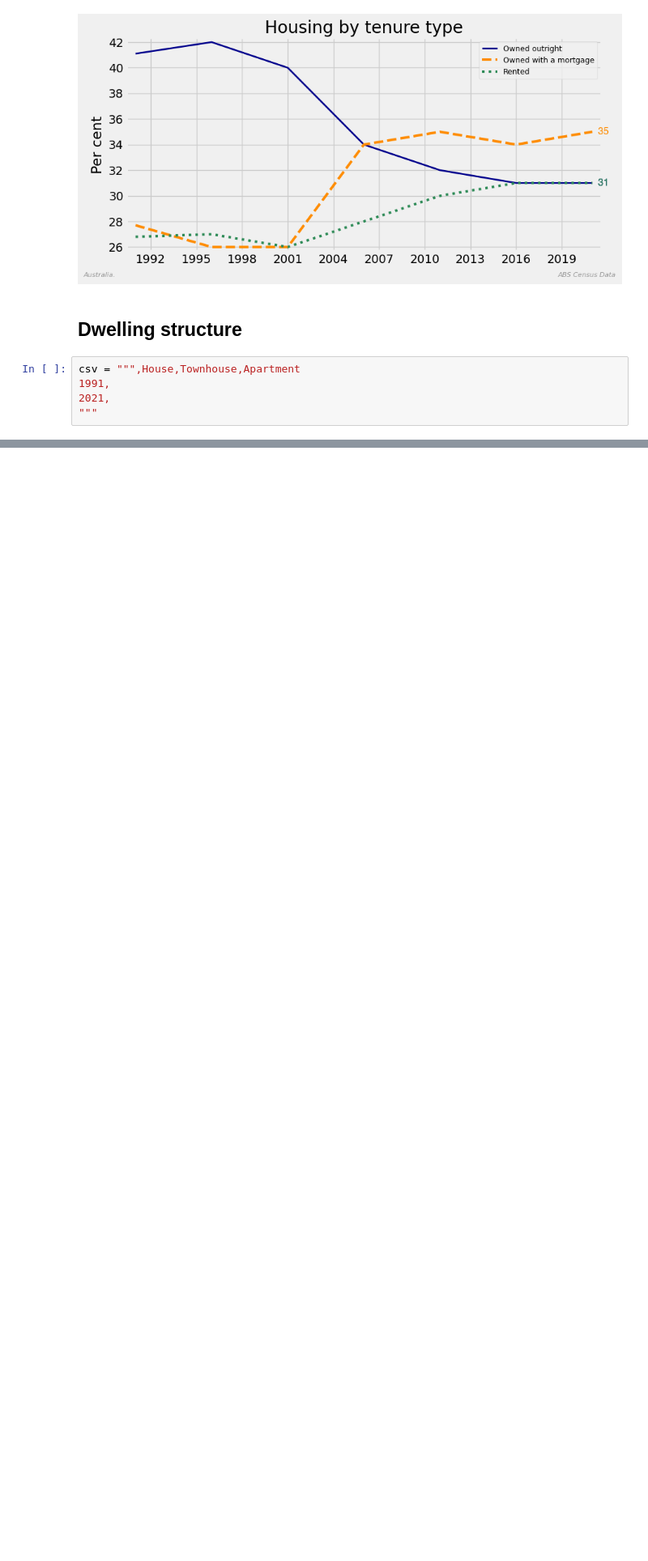
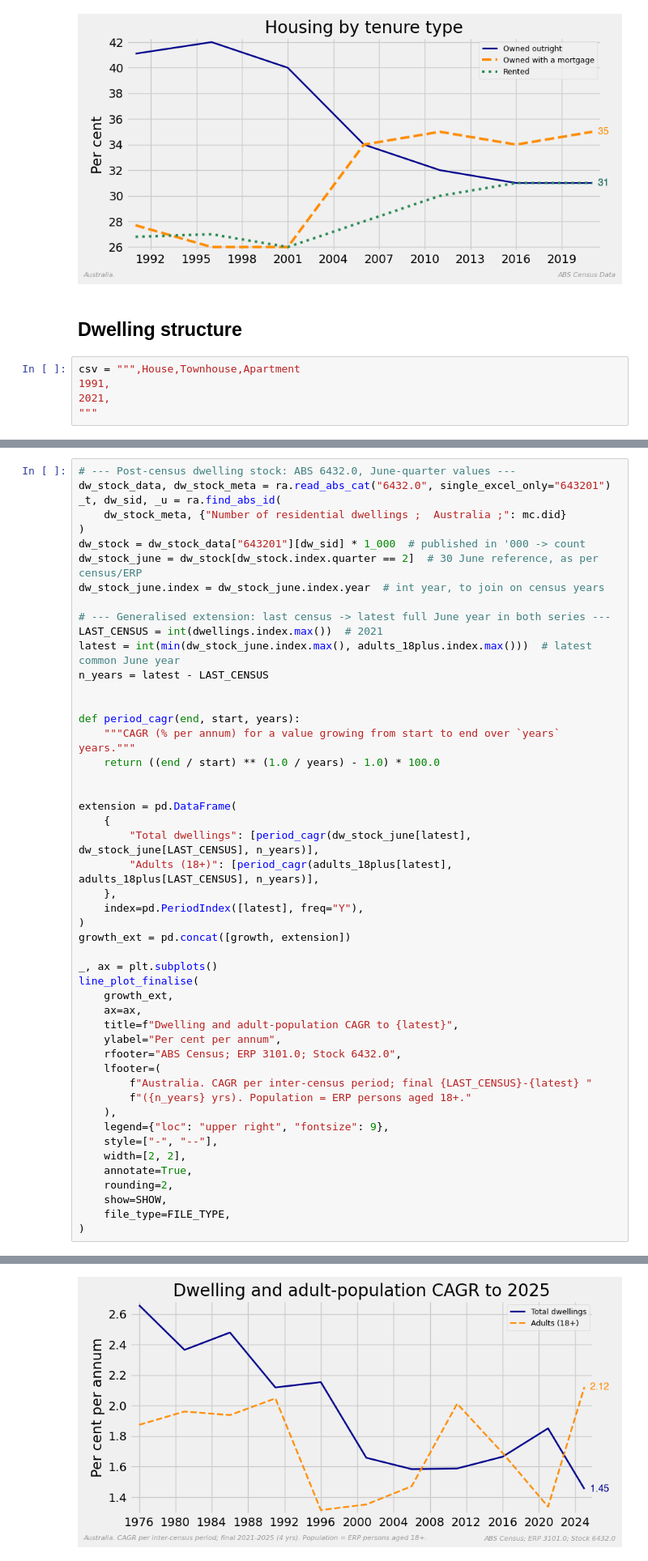
Before and after one commit to bpalmer4/Charts-based-on-ABS-data, a Jupyter notebook: notebooks/ABS Census - Ad Hoc.ipynb, the cells around one changed output, grey strips where cells are left out. Shown at 81% size. Drawn from its saved outputs; the diff is of its cells as text; blank space fills up the shorter version.

```diff
--- a/notebooks/ABS Census - Ad Hoc.ipynb
+++ b/notebooks/ABS Census - Ad Hoc.ipynb
@@ -95,0 +246,50 @@ csv = """,House,Townhouse,Apartment
+# %%
+# --- Post-census dwelling stock: ABS 6432.0, June-quarter values ---
+dw_stock_data, dw_stock_meta = ra.read_abs_cat("6432.0", single_excel_only="643201")
+_t, dw_sid, _u = ra.find_abs_id(
+    dw_stock_meta, {"Number of residential dwellings ;  Australia ;": mc.did}
+)
+dw_stock = dw_stock_data["643201"][dw_sid] * 1_000  # published in '000 -> count
+dw_stock_june = dw_stock[dw_stock.index.quarter == 2]  # 30 June reference, as per census/ERP
+dw_stock_june.index = dw_stock_june.index.year  # int year, to join on census years
+
+# --- Generalised extension: last census -> latest full June year in both series ---
+LAST_CENSUS = int(dwellings.index.max())  # 2021
+latest = int(min(dw_stock_june.index.max(), adults_18plus.index.max()))  # latest common June year
+n_years = latest - LAST_CENSUS
+
+
+def period_cagr(end, start, years):
+    """CAGR (% per annum) for a value growing from start to end over `years` years."""
+    return ((end / start) ** (1.0 / years) - 1.0) * 100.0
+
+
+extension = pd.DataFrame(
+    {
+        "Total dwellings": [period_cagr(dw_stock_june[latest], dw_stock_june[LAST_CENSUS], n_years)],
+        "Adults (18+)": [period_cagr(adults_18plus[latest], adults_18plus[LAST_CENSUS], n_years)],
+    },
+    index=pd.PeriodIndex([latest], freq="Y"),
+)
+growth_ext = pd.concat([growth, extension])
+
+_, ax = plt.subplots()
+line_plot_finalise(
+    growth_ext,
+    ax=ax,
+    title=f"Dwelling and adult-population CAGR to {latest}",
+    ylabel="Per cent per annum",
+    rfooter="ABS Census; ERP 3101.0; Stock 6432.0",
+    lfooter=(
+        f"Australia. CAGR per inter-census period; final {LAST_CENSUS}-{latest} "
+        f"({n_years} yrs). Population = ERP persons aged 18+."
+    ),
+    legend={"loc": "upper right", "fontsize": 9},
+    style=["-", "--"],
+    width=[2, 2],
+    annotate=True,
+    rounding=2,
+    show=SHOW,
+    file_type=FILE_TYPE,
+)
+# %% [output]
@@ -95,0 +297 @@ csv = """,House,Townhouse,Apartment
+[figure, added]
```
Also changed, not shown: parts of 10 cells of this notebook, 4 other files.
